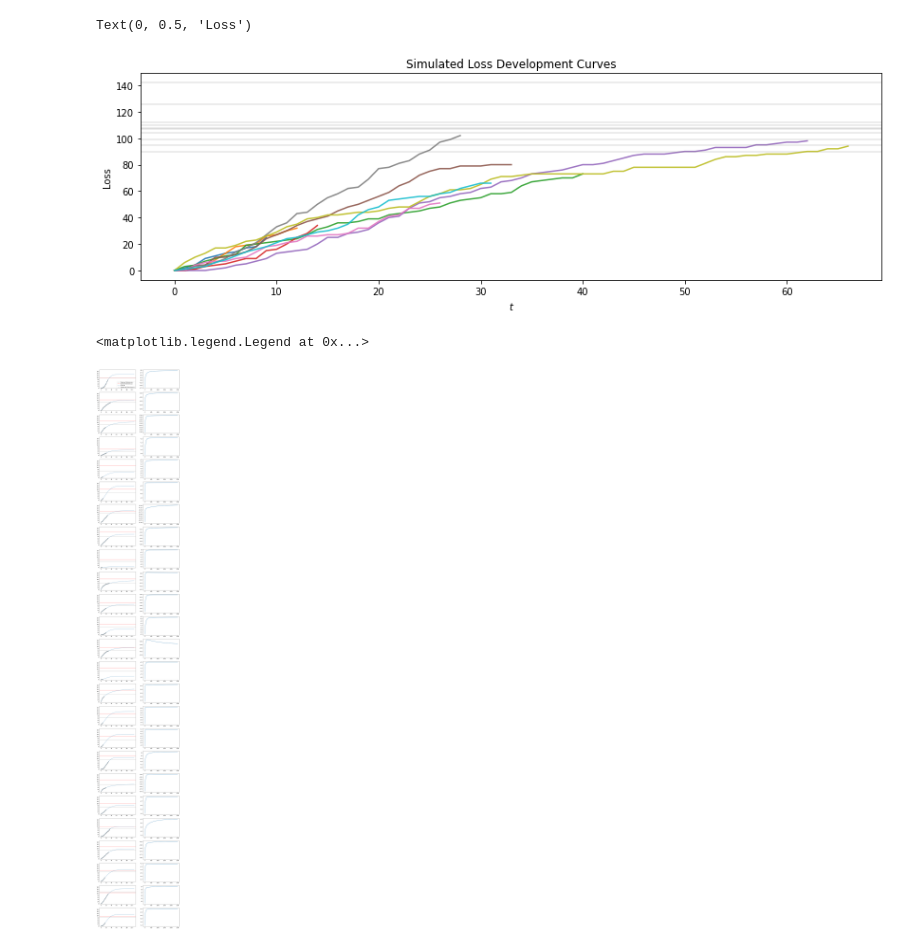
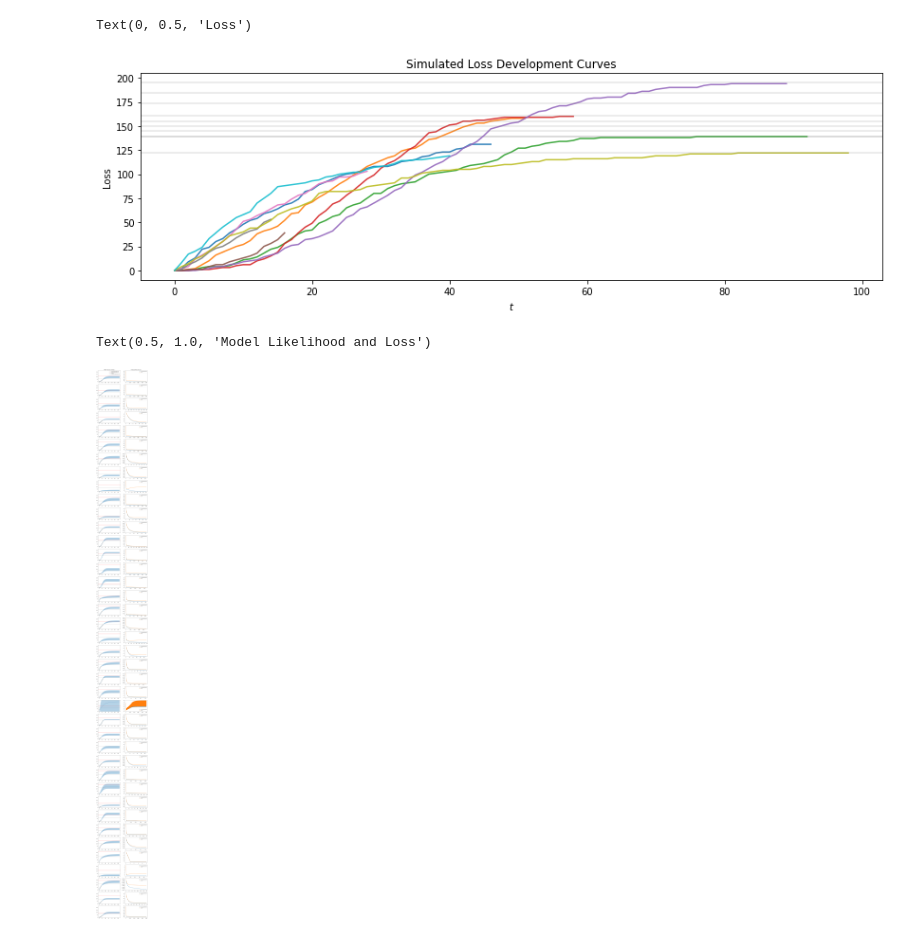
Before and after one commit to madrury/loss-forecasting, a Jupyter notebook: simulation-testing.ipynb, the cells around one changed output. Drawn from its saved outputs; the diff is of its cells as text; code cells hidden in the pictures.

Commit message:
Add initial forecast intervals.

```diff
--- a/simulation-testing.ipynb
+++ b/simulation-testing.ipynb
@@ -21,7 +21,7 @@ g = simulator.simulate_one_random_group()
 # %%
 fig, ax = plt.subplots(figsize=(14, 4))
 
-simulator = FraudForcastingDataSimulator(ultimate_loss_mean=100.0, ultimate_loss_std=15.0)
+simulator = FraudForcastingDataSimulator(ultimate_loss_mean=150.0, ultimate_loss_std=30.0)
 
 for _ in range(10):
     group = simulator.simulate_one_random_group()
@@ -33,34 +33,54 @@ ax.set_xlabel("$t$")
 ax.set_ylabel("Loss")
 # %% [output]
 Text(0, 0.5, 'Loss')
-[figure, old version]
+[figure, new version]
 # %%
-N = 25
+N = 40
 
-simulator = FraudForcastingDataSimulator(n_obs_min=5, n_obs_max=40, ultimate_loss_mean=100.0, ultimate_loss_std=15.0)
+simulator = FraudForcastingDataSimulator(
+    n_obs_min=5, n_obs_max=30, ultimate_loss_mean=150.0, ultimate_loss_std=30.0)
 models = []
 
 fig, axs = plt.subplots(N, 2, figsize=(14, 4*N))
 
 for ax0, ax1 in axs:
 
     df = simulator.simulate_multiple_groups(n_groups=1)
+
     ax0.plot(df['t'], df['y'], color='grey', linestyle='--', linewidth=2)
     ax0.scatter(df['t'], df['y'], color='grey', s=25, alpha=0.5, label="Obeserved Cohort Loss at $t$")
 
     ax0.axhline(df['ultimate_loss'][0], color='grey', alpha=0.6, label="Observed Ultimate Loss")
     ax0.axhline(df['expected_ultimate_loss'][0], color='red', alpha=0.6, label="Expected Ultimate Loss")
 
-    model = LossDevelopmentCurveModel(shrinkage=0.01)
+    model = LossDevelopmentCurveModel(
+        ul_prior_mean=150.0, ul_prior_std=30.0, initial_ul=150.0,
+        shrinkage=0.01)
     model.fit(df['t'].values, df['y'].values)
-    forcasts = model.parameters[0] * wb.weibull(np.arange(130), *model.parameters[1:])
-    ax0.plot(np.arange(130), forcasts, alpha=0.5, linewidth=2, label="Forecast")
 
-    ax0.set_ylim([-5.0, 175.0])
+    t = np.arange(130)
+    forecast = model.forecast(t)
+    ax0.plot(t, forecast, alpha=0.5, linewidth=2, label="Forecast")
 
-    ax1.plot(np.arange(len(model.log_likelihoods)), model.log_likelihoods)
+    max_t = np.max(df['t'])
+    t = np.arange(max_t + 1, 130)
+    ax0.fill_between(
+        t,
+        forecast[max_t + 1:] + 3 * model.forecast_interval(t),
+        forecast[max_t + 1:] - 3 * model.forecast_interval(t),
+        alpha=0.33
+    )
+
+    ax0.set_ylim([-5.0, 230.0])
+
+    ax1.plot(np.arange(len(model.log_likelihoods)), -np.array(model.log_likelihoods), label='neg_log_likelihood')
+    ax1.plot(np.arange(len(model.losses)), model.losses, label='loss')
+    ax1.legend()
 
 axs[0][0].legend()
+axs[0][0].set_title("Model Forecasts vs. Actuals")
+axs[0][1].legend()
+axs[0][1].set_title("Model Likelihood and Loss")
 # %% [output]
-<matplotlib.legend.Legend at 0x...>
+Text(0.5, 1.0, 'Model Likelihood and Loss')
-[figure, old version]
+[figure, new version]
```
Also changed, not shown: parts of 11 cells of this notebook, 1 other file.
